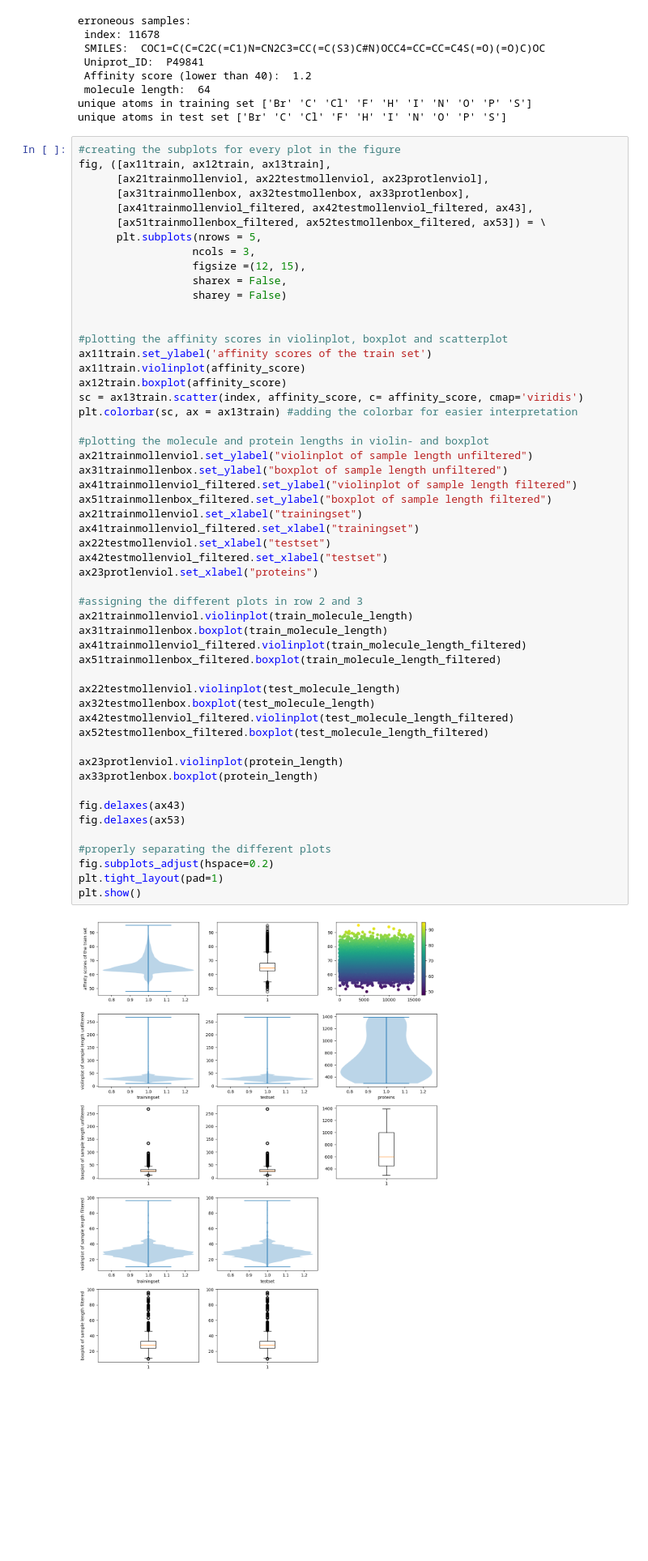
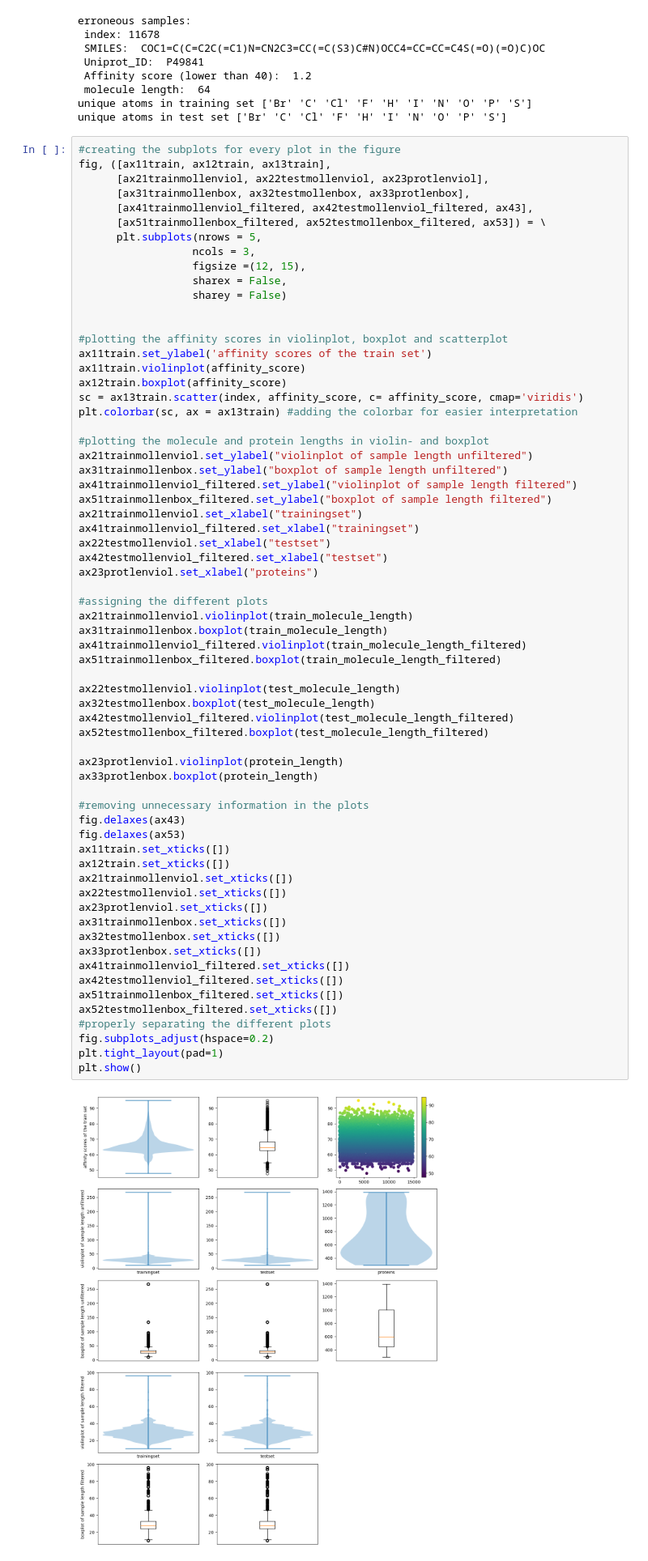
Before and after one commit to derekkentie/group-4, a Jupyter notebook: data/Data analyse.ipynb, the cells around one changed output. Shown at 81% size. Saved outputs shown, nothing was run; the diff lists cells and outputs as text; blank space fills up the shorter version.

```diff
--- a/data/Data analyse.ipynb
+++ b/data/Data analyse.ipynb
@@ -153,33 +153,45 @@ plt.colorbar(sc, ax = ax13train) #adding the colorbar for easier interpretation
 ax21trainmollenviol.set_ylabel("violinplot of sample length unfiltered")
 ax31trainmollenbox.set_ylabel("boxplot of sample length unfiltered")
 ax41trainmollenviol_filtered.set_ylabel("violinplot of sample length filtered")
 ax51trainmollenbox_filtered.set_ylabel("boxplot of sample length filtered")
 ax21trainmollenviol.set_xlabel("trainingset")
 ax41trainmollenviol_filtered.set_xlabel("trainingset")
 ax22testmollenviol.set_xlabel("testset")
 ax42testmollenviol_filtered.set_xlabel("testset")
 ax23protlenviol.set_xlabel("proteins")
 
-#assigning the different plots in row 2 and 3
+#assigning the different plots
 ax21trainmollenviol.violinplot(train_molecule_length)
 ax31trainmollenbox.boxplot(train_molecule_length)
 ax41trainmollenviol_filtered.violinplot(train_molecule_length_filtered)
 ax51trainmollenbox_filtered.boxplot(train_molecule_length_filtered)
 
 ax22testmollenviol.violinplot(test_molecule_length)
 ax32testmollenbox.boxplot(test_molecule_length)
 ax42testmollenviol_filtered.violinplot(test_molecule_length_filtered)
 ax52testmollenbox_filtered.boxplot(test_molecule_length_filtered)
 
 ax23protlenviol.violinplot(protein_length)
 ax33protlenbox.boxplot(protein_length)
 
+#removing unnecessary information in the plots
 fig.delaxes(ax43)
 fig.delaxes(ax53)
-
+ax11train.set_xticks([])
+ax12train.set_xticks([])
+ax21trainmollenviol.set_xticks([])
+ax22testmollenviol.set_xticks([])
+ax23protlenviol.set_xticks([])
+ax31trainmollenbox.set_xticks([])
+ax32testmollenbox.set_xticks([])
+ax33protlenbox.set_xticks([])
+ax41trainmollenviol_filtered.set_xticks([])
+ax42testmollenviol_filtered.set_xticks([])
+ax51trainmollenbox_filtered.set_xticks([])
+ax52testmollenbox_filtered.set_xticks([])
 #properly separating the different plots
 fig.subplots_adjust(hspace=0.2)
 plt.tight_layout(pad=1)
 plt.show()
 # %% [output]
-[figure, old version]
+[figure, new version]
```
Also changed, not shown: 2 other files.
